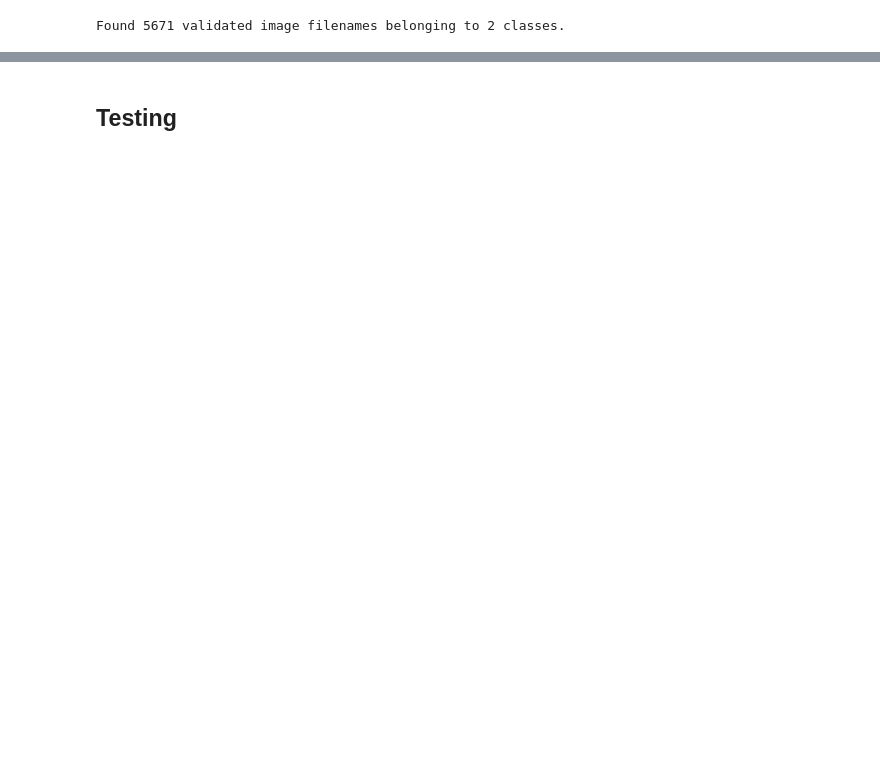
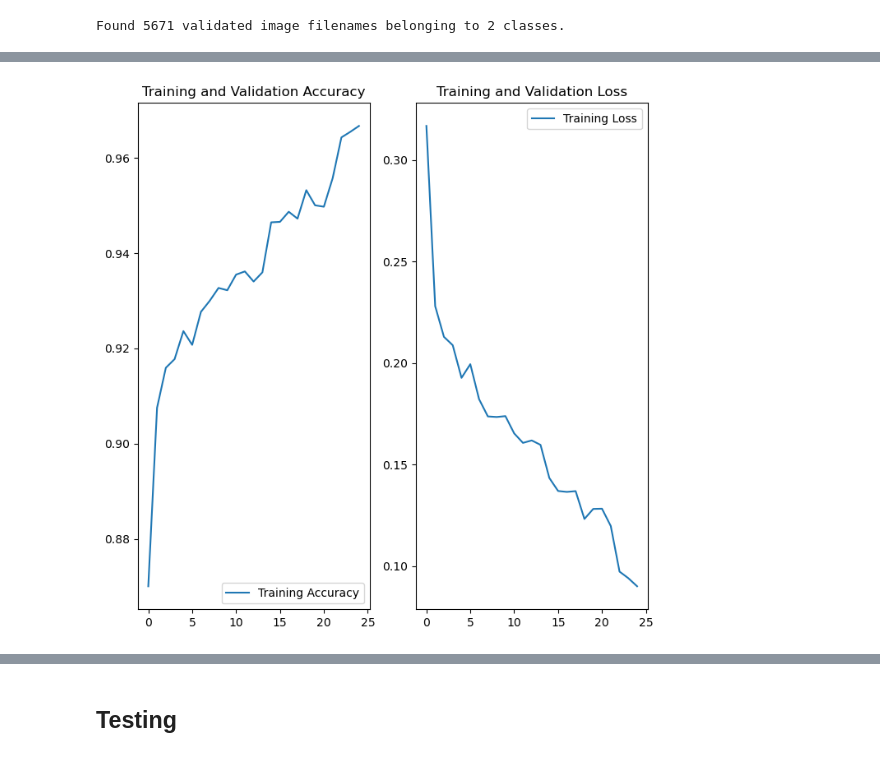
Before and after one commit to s3848792/MachineLearningA2, a Jupyter notebook: A2_Code_Bill.ipynb, the cells around one changed output, grey strips where cells are left out. Saved outputs shown, nothing was run; the diff lists cells and outputs as text; code cells hidden in the pictures; blank space fills up the shorter version.

```diff
--- a/A2_Code_Bill.ipynb
+++ b/A2_Code_Bill.ipynb
@@ -448,0 +425,22 @@ plt.show()
+# %%
+# new image dataset based on new data
+extra_data['isCancerous'] = extra_data['isCancerous'].astype('str')
+extra_gen = ImageDataGenerator(rescale=1./255, data_format='channels_last')
+
+extra_generator = extra_gen.flow_from_dataframe(
+        dataframe=extra_data,
+        directory='./Image_classification_data/patch_images',
+        x_col="ImageName",
+        y_col="isCancerous",
+        target_size=(27, 27),
+        batch_size=BATCH_SIZE,
+        class_mode='binary')
+
+
+# model.compile(optimizer = SGD(learning_rate=0.001, momentum=0.9),
+#               loss=tf.keras.losses.BinaryCrossentropy(from_logits=False),
+#               metrics=[tf.keras.metrics.BinaryAccuracy()])
+
+history = model.fit(extra_generator,validation_data = validation_generator, epochs=25)
+
+#https://machinelearningmastery.com/update-neural-network-models-with-more-data/
@@ -448,0 +465,25 @@ plt.show()
+# %%
+acc = history.history['binary_accuracy']
+val_acc = history.history['val_binary_accuracy']
+
+loss = history.history['loss']
+val_loss = history.history['val_loss']
+
+epochs_range = range(25)
+
+plt.figure(figsize=(8, 8))
+plt.subplot(1, 2, 1)
+plt.plot(epochs_range, acc, label='Training Accuracy')
+plt.plot(epochs_range, val_acc, label='Validation Accuracy')
+plt.legend(loc='lower right')
+plt.title('Training and Validation Accuracy')
+
+plt.subplot(1, 2, 2)
+
+plt.plot(epochs_range, loss, label='Training Loss')
+plt.plot(epochs_range, val_loss, label='Validation Loss')
+plt.legend(loc='upper right')
+plt.title('Training and Validation Loss')
+plt.show()
+# %% [output]
+[figure, added]
```
Also changed, not shown: parts of 25 cells of this notebook, 1 other file.
